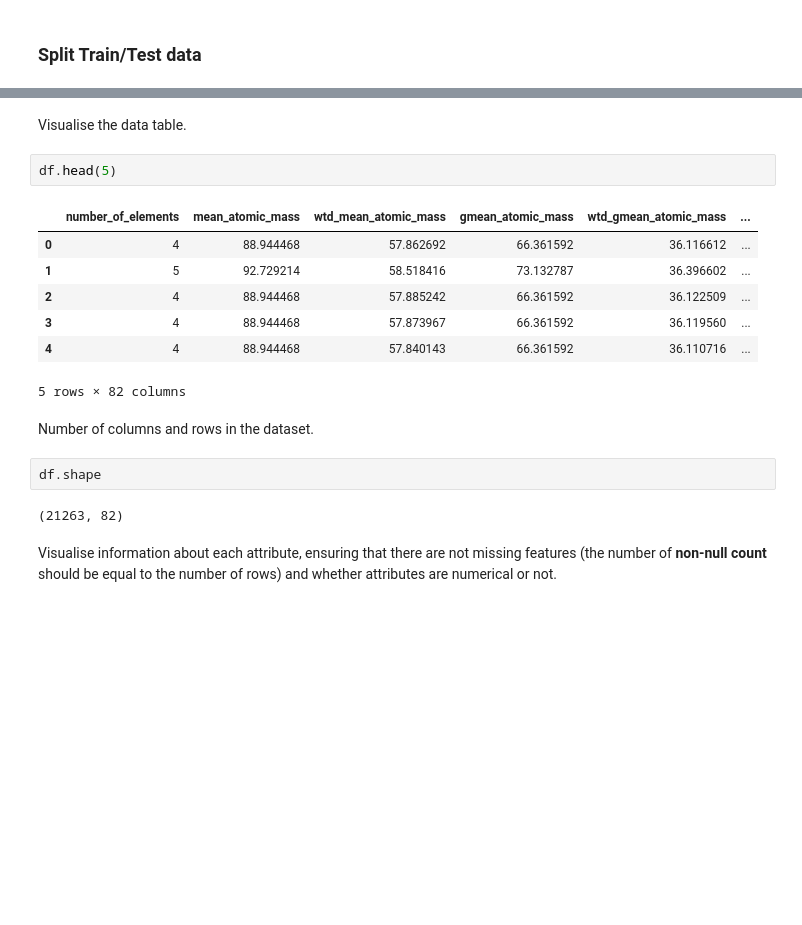
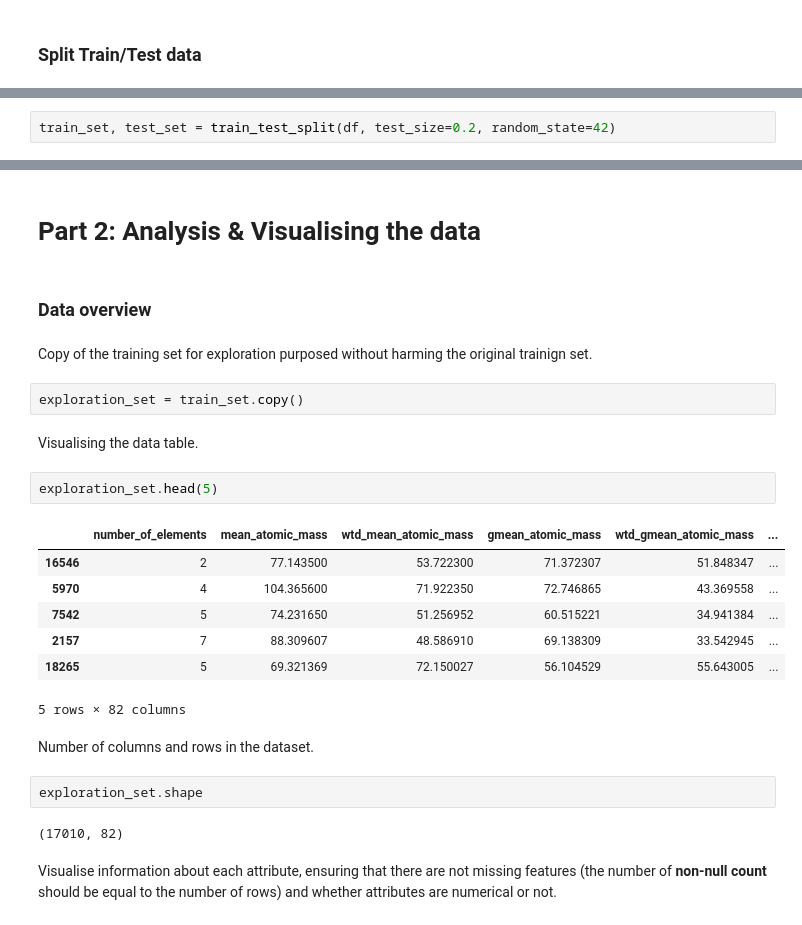
Before and after one commit to Adamouization/Superconductors-Critical-Temperature-Predictions-Regression, a Jupyter notebook: prototype/practical1.ipynb, the cells around one changed output, grey strips where cells are left out. Cells and saved outputs as stored; diff of their text form; blank space fills up the shorter version.

```diff
--- a/prototype/practical1.ipynb
+++ b/prototype/practical1.ipynb
@@ -17,0 +26,2 @@ df = pd.read_csv("../data/train.csv")
+# %%
+train_set, test_set = train_test_split(df, test_size=0.2, random_state=42)
@@ -18,21 +36,29 @@ df = pd.read_csv("../data/train.csv")
+# %% [markdown]
+# Part 2: Analysis & Visualising the data
+# %% [markdown]
+### Data overview
+# %% [markdown]
+Copy of the training set for exploration purposed without harming the original trainign set.
+# %%
+exploration_set = train_set.copy()
 # %% [markdown]
-Visualise the data table.
+Visualising the data table.
 # %%
-df.head(5)
+exploration_set.head(5)
 # %% [output]
 |  | number_of_elements | mean_atomic_mass | wtd_mean_atomic_mass | gmean_atomic_mass | wtd_gmean_atomic_mass | ... |
-| 0 | 4 | 88.944468 | 57.862692 | 66.361592 | 36.116612 | ... |
-| 1 | 5 | 92.729214 | 58.518416 | 73.132787 | 36.396602 | ... |
-| 2 | 4 | 88.944468 | 57.885242 | 66.361592 | 36.122509 | ... |
-| 3 | 4 | 88.944468 | 57.873967 | 66.361592 | 36.119560 | ... |
-| 4 | 4 | 88.944468 | 57.840143 | 66.361592 | 36.110716 | ... |
+| 16546 | 2 | 77.143500 | 53.722300 | 71.372307 | 51.848347 | ... |
+| 5970 | 4 | 104.365600 | 71.922350 | 72.746865 | 43.369558 | ... |
+| 7542 | 5 | 74.231650 | 51.256952 | 60.515221 | 34.941384 | ... |
+| 2157 | 7 | 88.309607 | 48.586910 | 69.138309 | 33.542945 | ... |
+| 18265 | 5 | 69.321369 | 72.150027 | 56.104529 | 55.643005 | ... |
 5 rows × 82 columns
 # %% [markdown]
 Number of columns and rows in the dataset.
 # %%
-df.shape
+exploration_set.shape
 # %% [output]
-(21263, 82)
+(17010, 82)
 # %% [markdown]
 Visualise information about each attribute, ensuring that there are not missing features (the number of **non-null count** should be equal to the number of rows) and whether attributes are numerical or not.
 # %%
```
Also changed, not shown: parts of 40 cells of this notebook, 2 other files.
